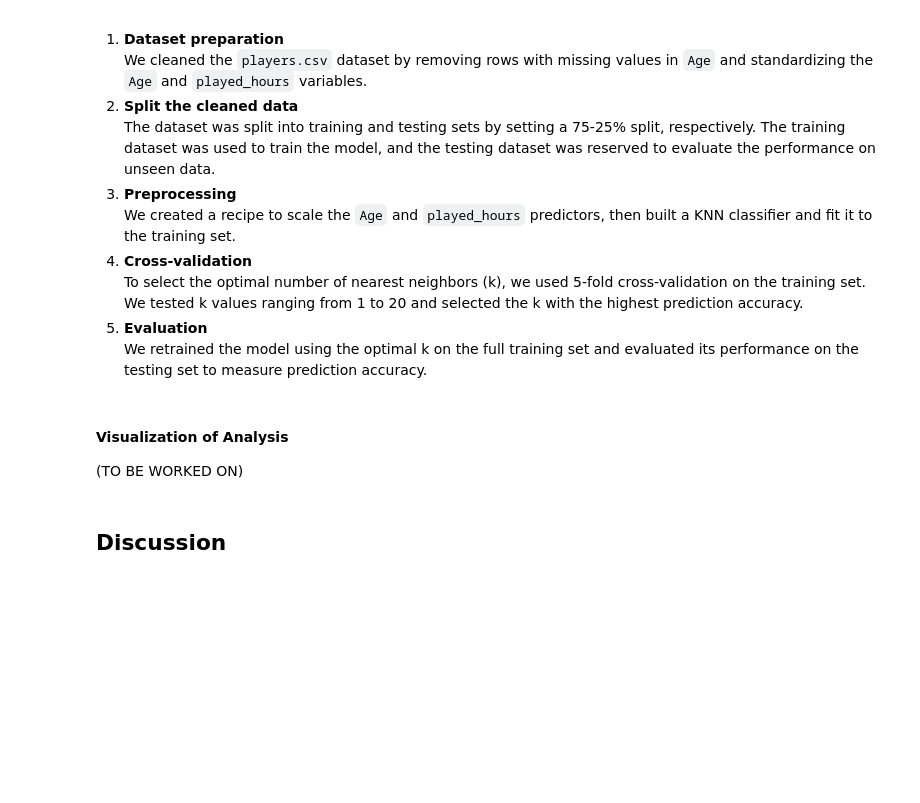
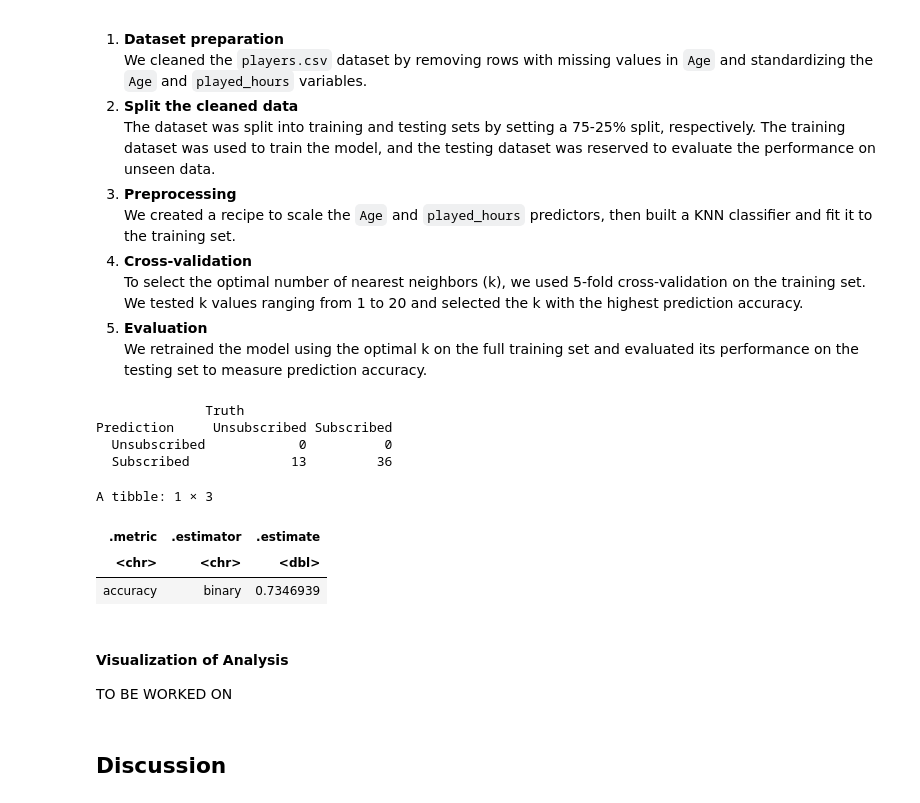
Before and after one commit to katelynteng/group_2_final_project, a Jupyter notebook: group_2_final_project.ipynb, the cells around one changed output. Drawn from its saved outputs; the diff is of its cells as text; code cells hidden in the pictures; blank space fills up the shorter version.

Commit message:
Finished the code for the data analysis.
I did the 5 steps of the data anaylsis. Can still be changed and finalized.

```diff
--- a/group_2_final_project.ipynb
+++ b/group_2_final_project.ipynb
@@ -234,10 +234,87 @@ Steps for data analysis:
    We tested k values ranging from 1 to 20 and selected the k with the highest prediction accuracy.
 6. **Evaluation**
    We retrained the model using the optimal k on the full training set and evaluated its performance on the testing set to measure prediction accuracy.
+# %%
+
+#Step 1: Clean and standardize.
+players_data_scaled <- players_data |>
+mutate(scaled_played_hours = scale(played_hours, center = TRUE),
+       scaled_age = scale(Age, center = TRUE)) |>
+select(subscribe, played_hours, Age) |>
+    mutate(subscribe = as_factor(subscribe)) |>
+    drop_na()
+
+#Step 2: Splitting Data.
+players_split <- initial_split(players_data, prop = 0.75, strata = subscribe)
+players_train <- training(players_split)
+players_test <- testing(players_split)
+
+#Step 3: Preprocessing.
+players_recipe <- recipe(subscribe ~ played_hours + Age, data = players_train) |>
+   step_scale(all_predictors()) |>
+   step_center(all_predictors())
+
+knn_tune <- nearest_neighbor(weight_func = "rectangular", neighbors = tune()) |>
+      set_engine("kknn") |>
+      set_mode("classification")
+
+#Step 4: Cross-Validation.
+players_vfold <- vfold_cv(players_train, v = 5, strata = subscribe)
+
+k_vals <- tibble(neighbors = seq(from = 1, to = 20, by = 1))
+
+knn_results <- workflow() |>
+      add_recipe(players_recipe) |>
+      add_model(knn_tune) |>
+      tune_grid(resamples = players_vfold, grid = k_vals) |>
+      collect_metrics()
+
+accuracies <- knn_results |>
+      filter(.metric == "accuracy") |>
+      select(neighbors, mean)
+
+best_k <- accuracies |>
+    arrange(desc(mean)) |>
+    head(1) |>
+    pull(neighbors)
+
+#Step 5: Evaluation:
+
+#New model with the best K.
+players_spec <- nearest_neighbor(weight_func = "rectangular", neighbors = best_k) |>
+set_engine("kknn") |>
+set_mode("classification")
+
+players_fit <- workflow() |>
+add_recipe(training_recipe) |>
+add_model(players_spec) |>
+fit(data = players_train)
+
+player_predictions <- predict(players_fit, new_data = players_test) |>
+    bind_cols(players_test)
+
+#Creating a confusion matric to show the predictions of the test dataset.
+conf_mat <- conf_mat(player_predictions, truth = subscribe, estimate = .pred_class)
+conf_mat
+
+#Using new model to predice accuracy of the test dataset.
+player_metrics <- player_predictions |>
+metrics(truth = subscribe, estimate = .pred_class) |>
+filter(.metric == "accuracy")
+player_metrics
+# %% [output]
+              Truth
+Prediction     Unsubscribed Subscribed
+  Unsubscribed            0          0
+  Subscribed             13         36
+A tibble: 1 × 3
+| .metric | .estimator | .estimate |
+| <chr> | <chr> | <dbl> |
+| accuracy | binary | 0.7346939 |
 # %% [markdown]
 #### Visualization of Analysis
 
-(TO BE WORKED ON)
+TO BE WORKED ON
 # %% [markdown]
 ## Discussion
 # %% [markdown]
```
Also changed, not shown: parts of 3 cells of this notebook.
